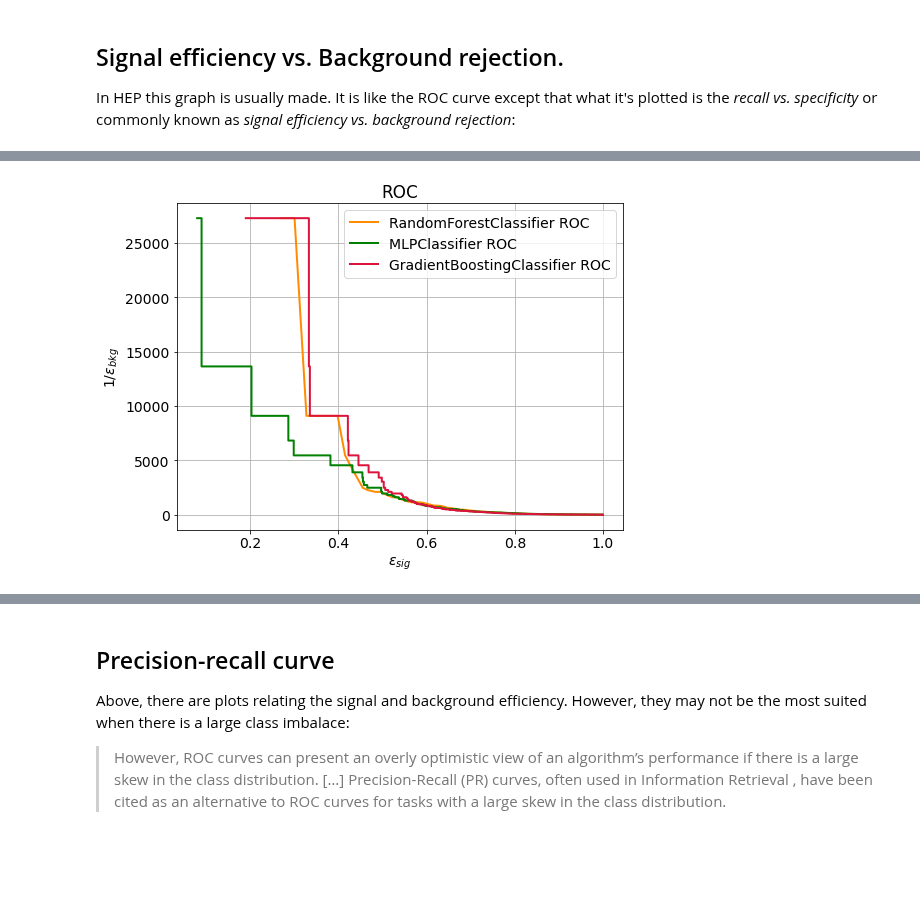
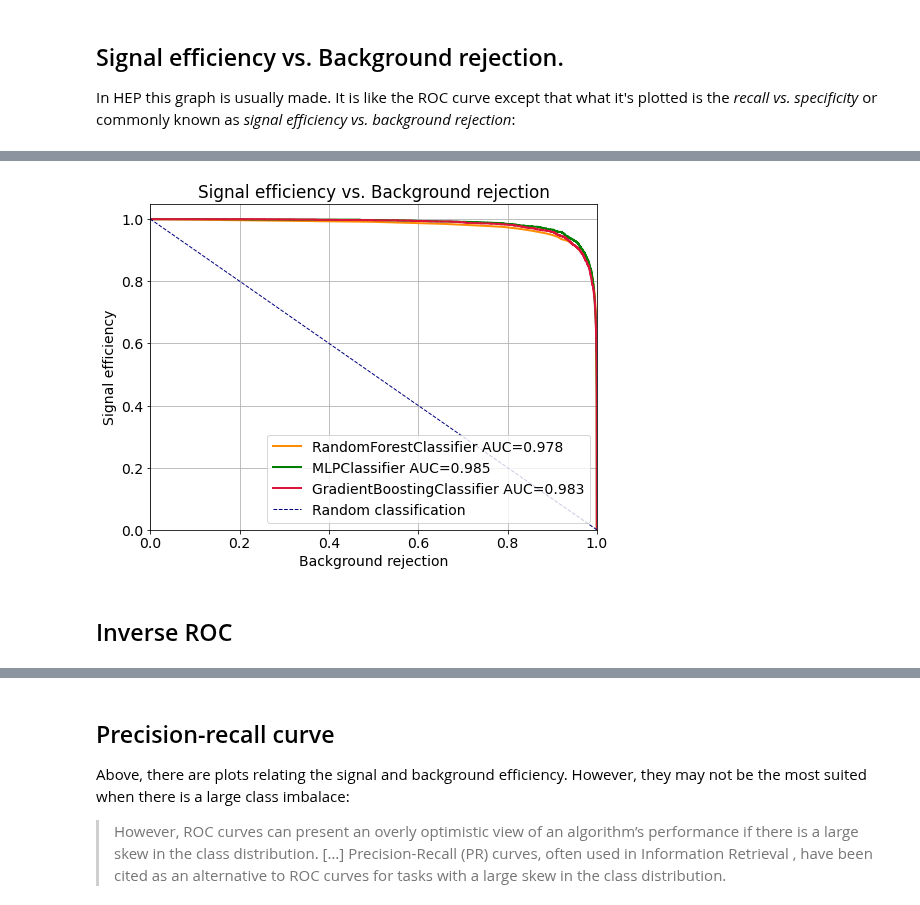
Before and after one commit to marianaiv/benchtools, a Jupyter notebook: notebooks/04.0-comparison-supervised-algorithms.ipynb, the cells around one changed output, grey strips where cells are left out. Drawn from its saved outputs; the diff is of its cells as text; code cells hidden in the pictures; blank space fills up the shorter version.

Commit message:
re-run with new funtions names

```diff
--- a/notebooks/04.0-comparison-supervised-algorithms.ipynb
+++ b/notebooks/04.0-comparison-supervised-algorithms.ipynb
@@ -299,29 +299,2 @@ gb_name = gb_clf.__class__.__name__
 # %% [markdown]
 Plotting the curve for each classifier
-# %%
-from benchtools.src.metrictools import roc_curve_and_score
-
-plt.figure(figsize=(8, 6))
-matplotlib.rcParams.update({'font.size': 14})
-plt.grid()
-
-fpr, tpr, roc_auc = roc_curve_and_score(y_test, rf_prediction_proba)
-plt.plot(fpr, tpr, color='darkorange', lw=2,
-         label='{} ROC AUC={:.3f}'.format(rf_name, roc_auc))
-
-fpr, tpr, roc_auc = roc_curve_and_score(y_test, mlp_prediction_proba)
-plt.plot(fpr, tpr, color='green', lw=2,
-         label='{} AUC={:.3f}'.format(mlp_name, roc_auc))
-
-fpr, tpr, roc_auc = roc_curve_and_score(y_test, gb_prediction_proba)
-plt.plot(fpr, tpr, color='crimson', lw=2,
-         label='{} ROC AUC={:.3f}'.format(gb_name, roc_auc))
-
-plt.plot([0, 1], [0, 1], color='navy', lw=1, linestyle='--')
-plt.legend(loc="lower right")
-plt.xlim([0.0, 1.0])
-plt.ylim([0.0, 1.05])
-plt.xlabel('1 - Specificity')
-plt.ylabel('Recall')
-plt.title('ROC curve')
-plt.show()
@@ -344,7 +315,7 @@ plt.show()
 # %%
-from benchtools.src.metrictools import sig_eff_inv_bkg_eff
-
-sig_eff_inv_bkg_eff(names=names, label=y_test, probs=probs, colors=colors)
+rejection_plot(names=names, labels=y_test, probs=probs)
 plt.show()
 # %% [output]
-[figure, old version]
+[figure, new version]
+# %% [markdown]
+## Inverse ROC
```
Also changed, not shown: parts of 25 cells of this notebook, 5 other files.
